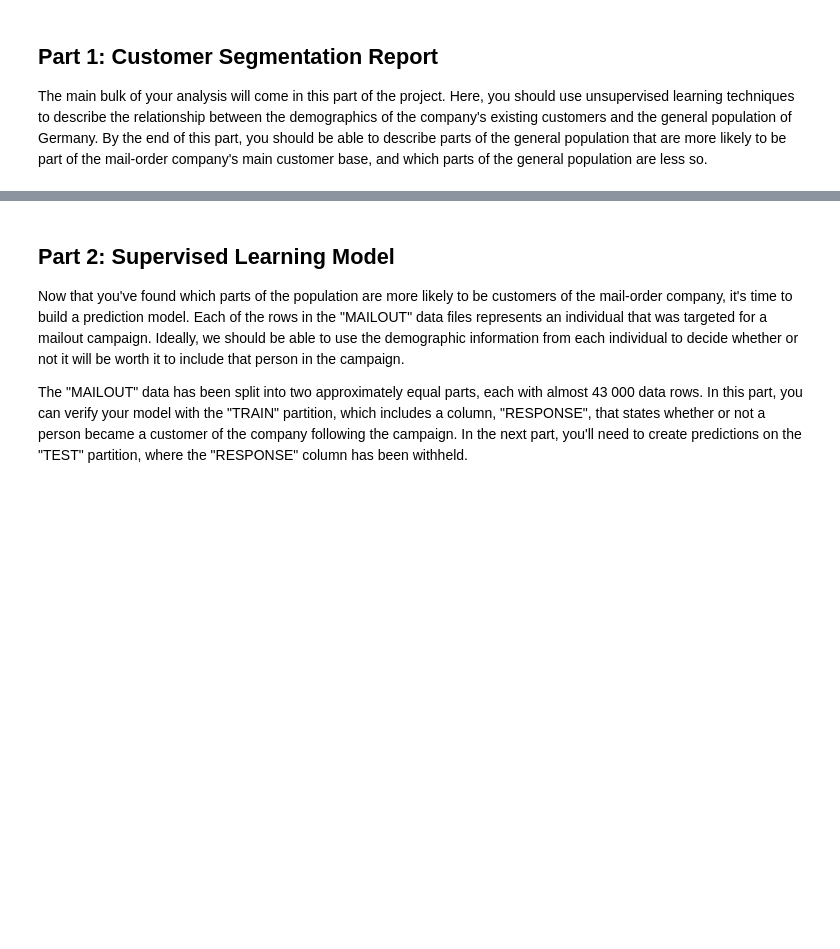
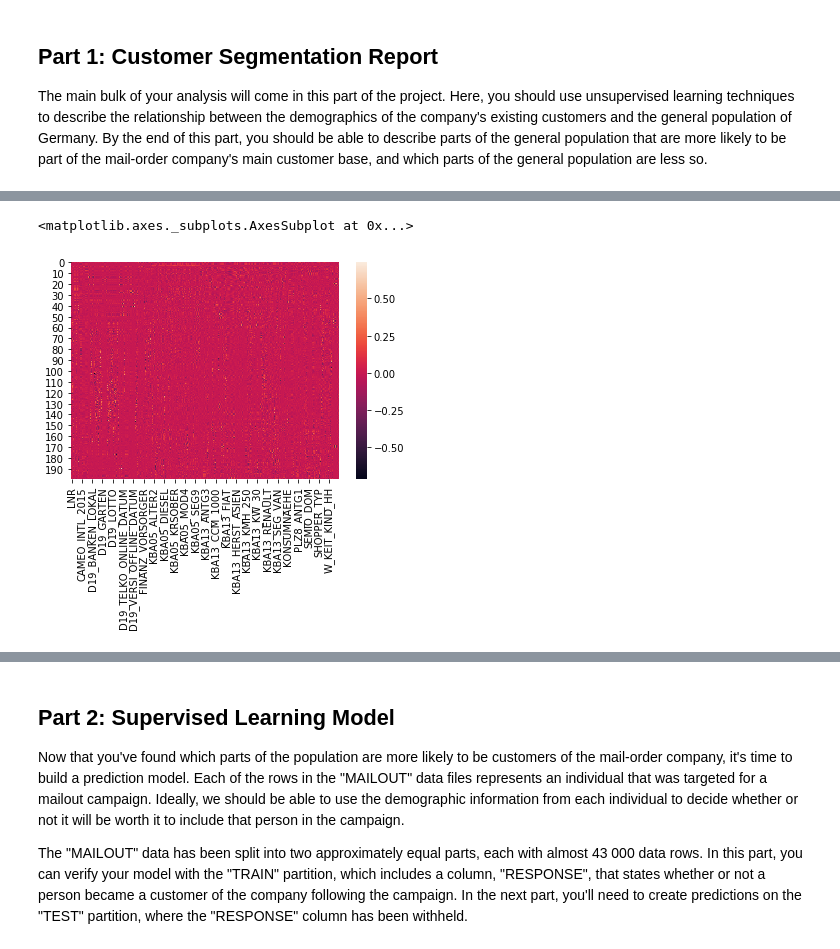
Before and after one commit to Phoebe-Macdonald/Arvato-Customer-Segmentation-Udacity-Capstone, a Jupyter notebook: Arvato Project Workbook.ipynb, the cells around one changed output, grey strips where cells are left out. Drawn from its saved outputs; the diff is of its cells as text; code cells hidden in the pictures; blank space fills up the shorter version.

```diff
--- a/Arvato Project Workbook.ipynb
+++ b/Arvato Project Workbook.ipynb
@@ -344,0 +412,7 @@ The main bulk of your analysis will come in this part of the project. Here, you
+# %%
+# Visualise relationship between components and original columns
+customer_comp = pd.DataFrame(pca.components_, columns = customer_scaled.columns)
+sns.heatmap(customer_comp)
+# %% [output]
+<matplotlib.axes._subplots.AxesSubplot at 0x...>
+[figure, added]
```
Also changed, not shown: parts of 25 cells of this notebook.
